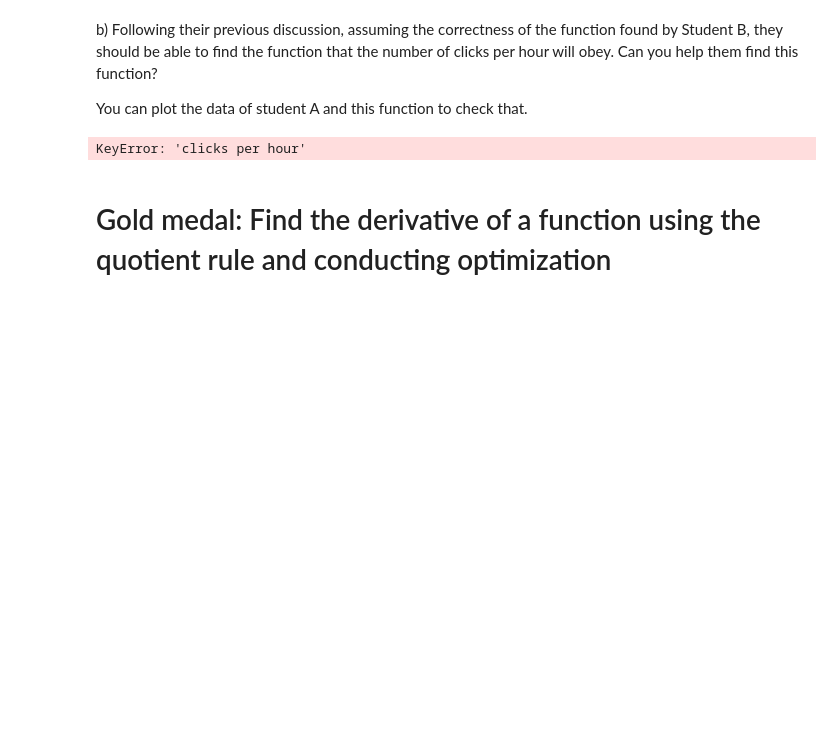
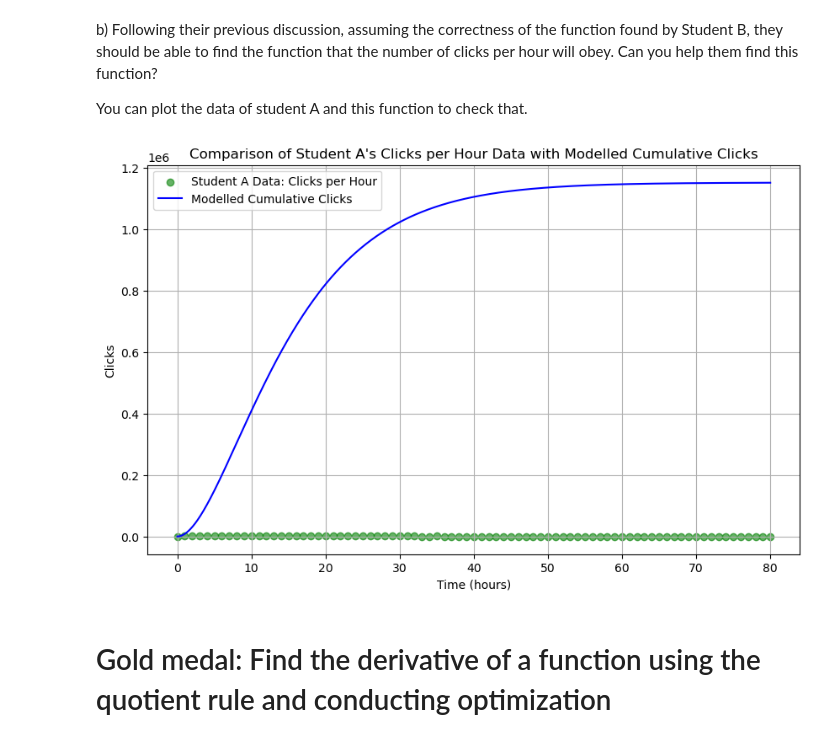
Before and after one commit to Kimiyaeltz/computational-thinking-week-individual-14956756, a Jupyter notebook: challenge_calculus/Review_Calculus.ipynb, the cells around one changed output. Saved outputs shown, nothing was run; the diff lists cells and outputs as text; code cells hidden in the pictures; blank space fills up the shorter version.

```diff
--- a/challenge_calculus/Review_Calculus.ipynb
+++ b/challenge_calculus/Review_Calculus.ipynb
@@ -183,39 +183,39 @@ You can plot the data of student A and this function to check that.
 # %%
 # Read data from Student A
 data = pd.read_csv('data_student_A.csv')
 
 # Extract time and clicks per hour columns
-time = data['time (h)']  # Assuming these are the column names
-clicks_per_hour = data[' clicks per hour']
+time = data['time (h)']  # Column name for time
+clicks_per_hour = data[' clicks per hour']  # Column name for clicks per hour
 
-# Define the derivative function based on previous calculations
-def DerivativeExp(x):
-    return -18000 * np.exp(-(x - 8) / 8)
+# Define the function for cumulative clicks
+def ClicksPerHour(x):
+    return 144000 * np.exp(-x / 8) * (-x - 8) + 1152000
 
 # Generate x values from the actual time range
 x_values = np.linspace(time.min(), time.max(), 1000)
 
-# Calculate the derivative values using the function
-y_prime_values = DerivativeExp(x_values)
+# Calculate the modelled cumulative clicks using the function
+modelled_clicks_per_hour = ClicksPerHour(x_values)
 
-# Plot the real data and the derivative
+# Plot the real data and the modelled cumulative clicks
 plt.figure(figsize=(10, 6))
 
 # Plot real clicks per hour data from Student A
-plt.scatter(time, clicks_per_hour, color='green', label="Student A Data: Clicks per Hour", alpha=0.7)
+plt.scatter(time, clicks_per_hour, color='green', label="Student A Data: Clicks per Hour", alpha=0.6)
 
-# Plot the derivative of the function for comparison
-plt.plot(x_values, y_prime_values, label="Modelled Derivative Function", color='blue')
+# Plot the modelled cumulative clicks function for comparison
+plt.plot(x_values, modelled_clicks_per_hour, label="Modelled Cumulative Clicks", color='blue')
 
 # Adding labels and title
-plt.title("Comparison of Student A's Clicks per Hour Data with Modelled Derivative")
+plt.title("Comparison of Student A's Clicks per Hour Data with Modelled Cumulative Clicks")
 plt.xlabel("Time (hours)")
-plt.ylabel("Clicks per Hour")
+plt.ylabel("Clicks")
 plt.legend()
 plt.grid(True)
 plt.show()
 # %% [output]
-KeyError: 'clicks per hour'
+[figure, added]
 # %% [markdown]
 # Gold medal: Find the derivative of a function using the quotient rule and conducting optimization
 # %% [markdown]
```
Also changed, not shown: 1 other file.
